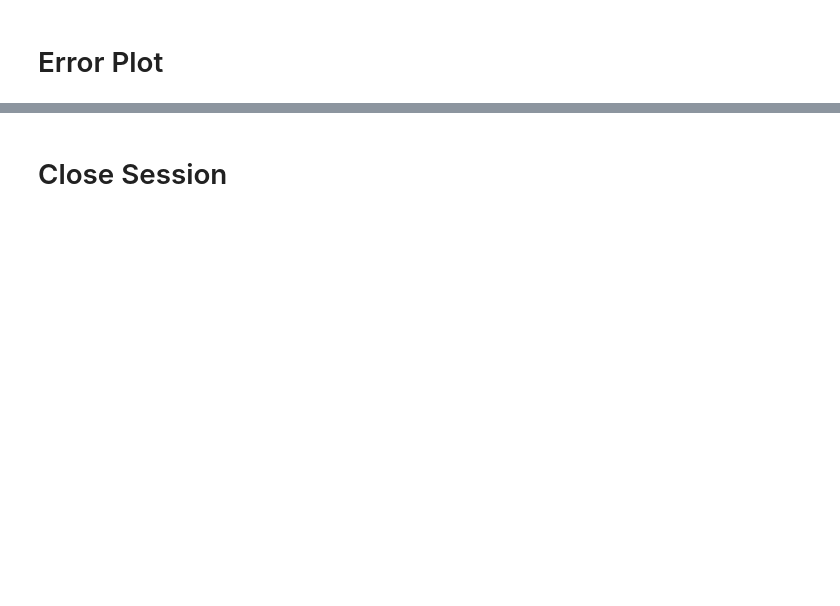
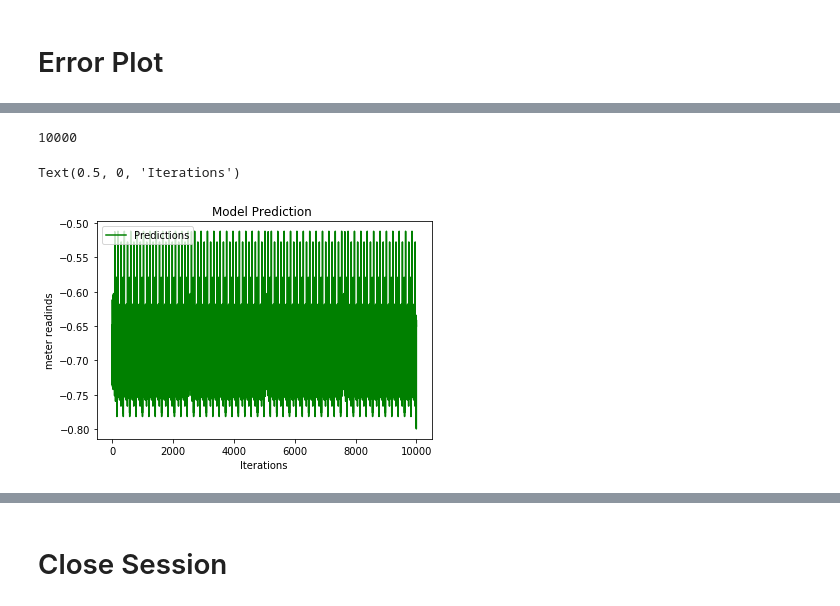
Before and after one commit to adderbyte/Energy_Prediction_Bot, a Jupyter notebook: Models/NewLSTMmodel.ipynb, the cells around one changed output, grey strips where cells are left out. Saved outputs shown, nothing was run; the diff lists cells and outputs as text; code cells hidden in the pictures; blank space fills up the shorter version.

```diff
--- a/Models/NewLSTMmodel.ipynb
+++ b/Models/NewLSTMmodel.ipynb
@@ -443,0 +460,6 @@ len(results)
+# %%
+testpath= BASE_DIR + cfg['cleanedtest']['TargetDir']
+#testDataName= cfg['cleanedtest']['testFeatureSet']
+testName = cfg['cleanedtest']['LSTMtestFeatureSet']
+testzero =  cfg['cleanedtest']['testDatasetName']
+testpoints = 10000
@@ -444,4 +475,36 @@ len(results)
+# %%
+results = []
+shape = test.shape[1] - 1 # -1 to remove the target variable
+start = 0
+test_batch =30
+end = test_batch
+length = test.shape[0]//test_batch
+
+for row in range(0,length+1): # plus one to
+        #print(row[1:].shape[0])
+        #print(row)
+        rows = normalize(test[start:end],axis=0, norm='l2')
+
+        if row == test.shape[0]//test_batch and testpoints%test_batch !=0:
+            last = testpoints%test_batch
+            rows = normalize(test[-last:],axis=0, norm='l2')
+        elif row == test.shape[0]//test_batch :
+            break
+
+        for i in rows:
+
+            i = i[1:]
+            final_outputs = sess.run([ final_output],
+                                             feed_dict = {
+                                             input_layer: i.reshape(1,shape)})
+            results.append(final_outputs)
+        start +=test_batch
+        end  += test_batch
+
+len(results)
+# %% [output]
+10000
 # %%
-test = np.array(results[:])
+predictions = np.array(results[:]).reshape(testpoints,)
 # %%
 # compare plots with that below
@@ -449,0 +511,10 @@ plt.plot(test.reshape(test.shape[0],1))
+# %%
+plt.plot(predictions,"-g" ,label='Predictions')
+#plt.plot(true_values, "-r",label='True Values')
+plt.legend(loc="upper left")
+plt.title('Model Prediction ')
+plt.ylabel('meter readinds')
+plt.xlabel('Iterations')
+# %% [output]
+Text(0.5, 0, 'Iterations')
+[figure, added]
```
Also changed, not shown: parts of 37 cells of this notebook.
